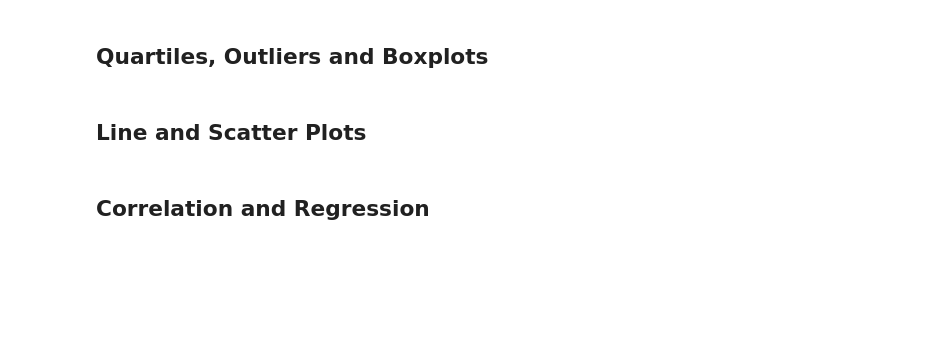
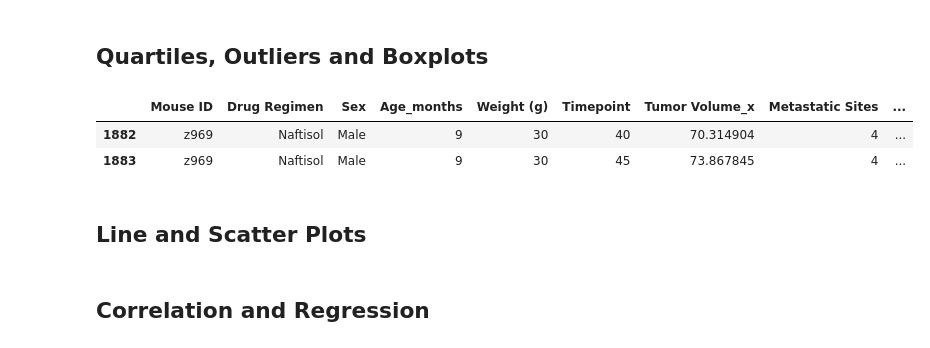
Before and after one commit to armywalrus/Research-Analysis-using-MatPlotLib, a Jupyter notebook: pymaceuticals_starter.ipynb, the cells around one changed output. Cells and saved outputs as stored; diff of their text form; code cells hidden in the pictures; blank space fills up the shorter version.

```diff
--- a/pymaceuticals_starter.ipynb
+++ b/pymaceuticals_starter.ipynb
@@ -203,10 +219,16 @@ plt.show()
 # %%
 # Calculate the final tumor volume of each mouse across four of the treatment regimens:
 # Capomulin, Ramicane, Infubinol, and Ceftamin
 
 # Start by getting the last (greatest) timepoint for each mouse
-
-
+last_timepoint = mouse_study.groupby(["Mouse ID"]).max()["Tumor Volume"]
+last_timepoint
 # Merge this group df with the original dataframe to get the tumor volume at the last timepoint
+tumor_volume = pd.merge(mouse_study, last_timepoint, on=["Mouse ID", "Mouse ID"])
+tumor_volume.tail(2)
+# %% [output]
+|  | Mouse ID | Drug Regimen | Sex | Age_months | Weight (g) | Timepoint | Tumor Volume_x | Metastatic Sites | ... |
+| 1882 | z969 | Naftisol | Male | 9 | 30 | 40 | 70.314904 | 4 | ... |
+| 1883 | z969 | Naftisol | Male | 9 | 30 | 45 | 73.867845 | 4 | ... |
 # %%
 # Put treatments into a list for for loop (and later for plot labels)
```
Also changed, not shown: parts of 5 cells of this notebook.
